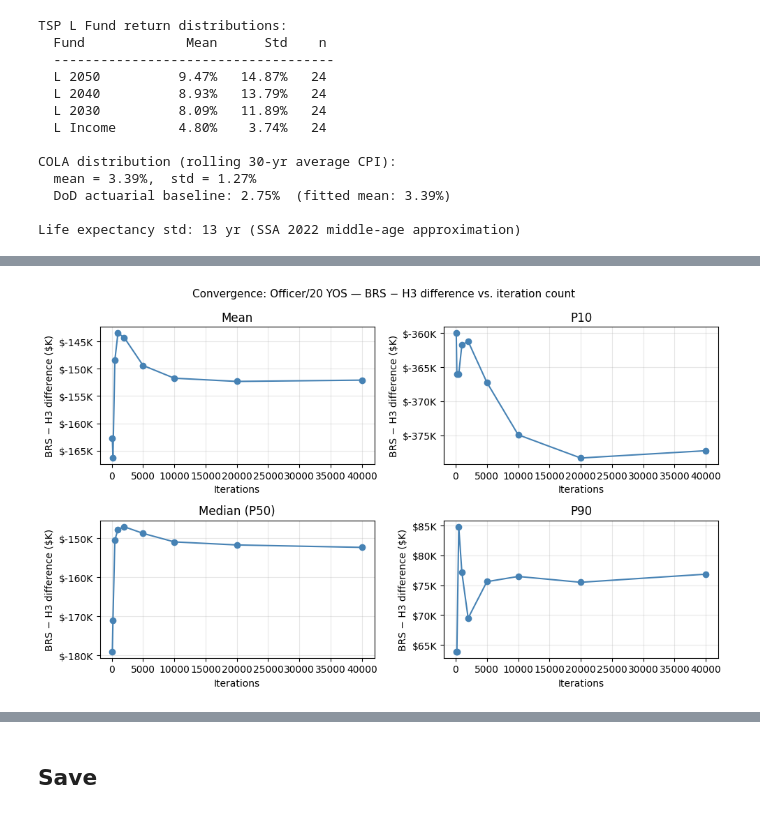
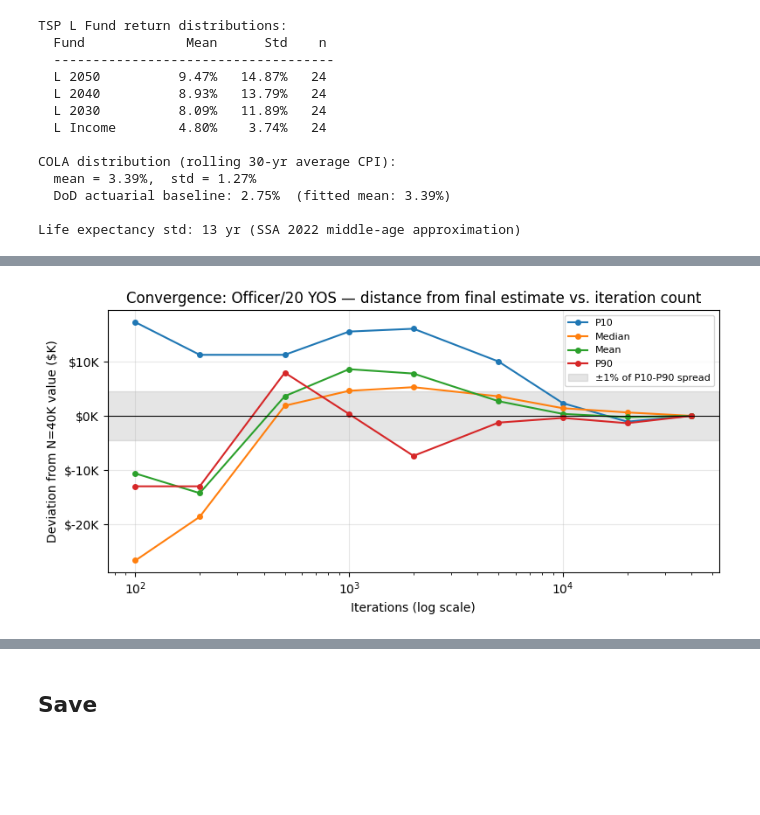
Before and after one commit to sgelety/military-retirement-monte-carlo, a Jupyter notebook: notebooks/03b_monte_carlo.ipynb, the cells around one changed output, grey strips where cells are left out. Saved outputs shown, nothing was run; the diff lists cells and outputs as text; code cells hidden in the pictures; blank space fills up the shorter version.

```diff
--- a/notebooks/03b_monte_carlo.ipynb
+++ b/notebooks/03b_monte_carlo.ipynb
@@ -265,52 +274,98 @@ percentile estimates.
 conv_raw = run_scenario(
     'Officer', 20,
     pay_profiles, life_exp,
     fund_stats, cola_stats,
     ENTRY_AGE,
     n_iter=40_000,
     discount_rate=DISCOUNT_RATE,
     seed=SEED_BASE,
 )
 brs_adv_all = conv_raw['brs_adv']
 
 checkpoints = [
     100, 200, 500, 1_000, 2_000,
     5_000, 10_000, 20_000, 40_000,
 ]
 conv_stats = {}
 for n in checkpoints:
     sub = brs_adv_all[:n] / 1000
     conv_stats[n] = {
-        'mean': float(sub.mean()),
         'p10':  float(np.percentile(sub, 10)),
         'p50':  float(np.percentile(sub, 50)),
+        'mean': float(sub.mean()),
         'p90':  float(np.percentile(sub, 90)),
     }
 
-fig, axes = plt.subplots(2, 2, figsize=(10, 6))
-stat_keys = ['mean', 'p10', 'p50', 'p90']
-titles = ['Mean', 'P10', 'Median (P50)', 'P90']
-for ax, lbl, ttl in zip(axes.flat, stat_keys, titles):
-    ys = [conv_stats[n][lbl] for n in checkpoints]
-    ax.plot(checkpoints, ys, 'o-', color='steelblue')
-    ax.set_title(ttl)
-    ax.set_xlabel('Iterations')
-    ax.set_ylabel('BRS − H3 difference ($K)')
-    ax.yaxis.set_major_formatter(
-        plt.FuncFormatter(lambda x, _: f'${x:,.0f}K')
-    )
-    ax.grid(True, alpha=0.3)
+labels = {
+    'p10': 'P10', 'p50': 'Median',
+    'mean': 'Mean', 'p90': 'P90',
+}
 
-fig.suptitle(
-    'Convergence: Officer/20 YOS — BRS − H3 difference'
-    ' vs. iteration count',
-    fontsize=11,
+# Stability criterion: shift < 1% of the P10-P90 spread
+THRESHOLD_PCT = 1.0
+final = conv_stats[40_000]
+spread_40k = final['p90'] - final['p10']
+thr = spread_40k * THRESHOLD_PCT / 100
+
+# Deviation from the final 40K estimate, so all four stats
+# share a scale where the early noise is visible
+fig, ax = plt.subplots(figsize=(8, 4))
+for key, lbl in labels.items():
+    devs = [
+        conv_stats[n][key] - final[key]
+        for n in checkpoints
+    ]
+    ax.plot(checkpoints, devs, 'o-', ms=4, label=lbl)
+ax.axhspan(
+    -thr, thr, color='gray', alpha=0.2,
+    label=f'±{THRESHOLD_PCT:.0f}% of P10-P90 spread',
 )
+ax.axhline(0, color='black', lw=0.8)
+ax.set_xscale('log')
+ax.set_xlabel('Iterations (log scale)')
+ax.set_ylabel('Deviation from N=40K value ($K)')
+ax.set_title(
+    'Convergence: Officer/20 YOS — distance from final'
+    ' estimate vs. iteration count'
+)
+ax.yaxis.set_major_formatter(
+    plt.FuncFormatter(lambda x, _: f'${x:,.0f}K')
+)
+ax.grid(True, alpha=0.3)
+ax.legend(fontsize=8)
 plt.tight_layout()
 plt.show()
 
-print('Statistics at 40,000 iterations (Officer/20 YOS):')
-for k, v in conv_stats[40_000].items():
-    print(f'  {k:>4}: ${v:>8,.1f}K')
+# Half-to-full check at N=20K vs N=40K
+print(f'P10-P90 spread at N=40K: ${spread_40k:,.1f}K')
+print()
+print(
+    f"  {'Stat':>7}  {'N=20K ($K)':>11}"
+    f"  {'N=40K ($K)':>11}  {'Shift ($K)':>10}"
+    f"  {'% spread':>9}"
+)
+print('  ' + '-' * 58)
+shifts = {}
+for key, lbl in labels.items():
+    v20 = conv_stats[20_000][key]
+    v40 = final[key]
+    delta = v40 - v20
+    pct = abs(delta) / spread_40k * 100
+    shifts[key] = pct
+    print(
+        f"  {lbl:>7}  {v20:>+11.1f}"
+        f"  {v40:>+11.1f}  {delta:>+10.1f}"
+        f"  {pct:>8.2f}%"
+    )
+max_key = max(shifts, key=shifts.get)
+verdict = (
+    'PASS' if shifts[max_key] < THRESHOLD_PCT else 'FAIL'
+)
+print()
+print(
+    f'Max shift 20K->40K: {shifts[max_key]:.2f}% of'
+    f' spread (on {labels[max_key]}) -> {verdict}'
+    f' (threshold {THRESHOLD_PCT:.0f}%)'
+)
 # %% [output]
-[figure, old version]
+[figure, new version]
```
Also changed, not shown: parts of 15 cells of this notebook, 2 other files.
